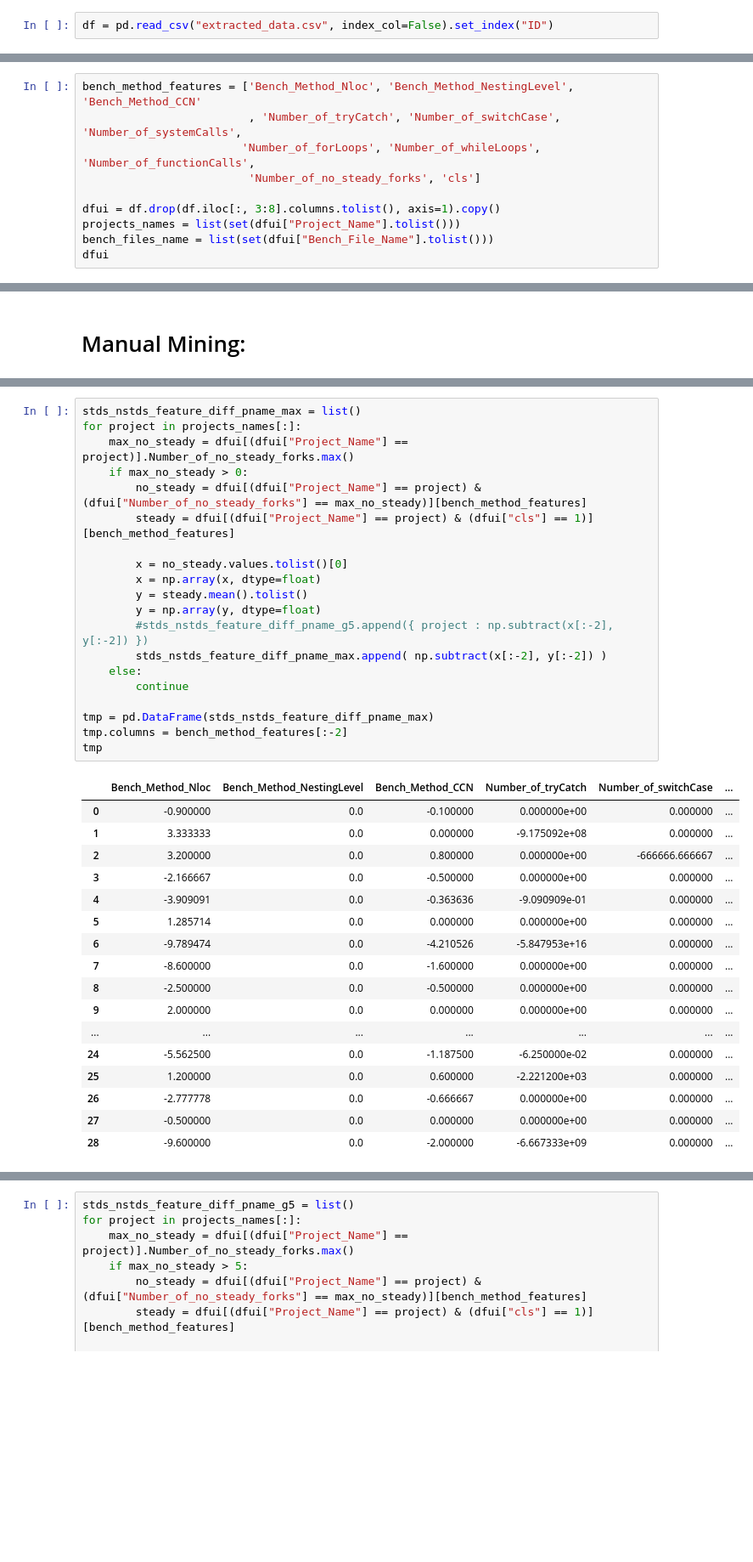
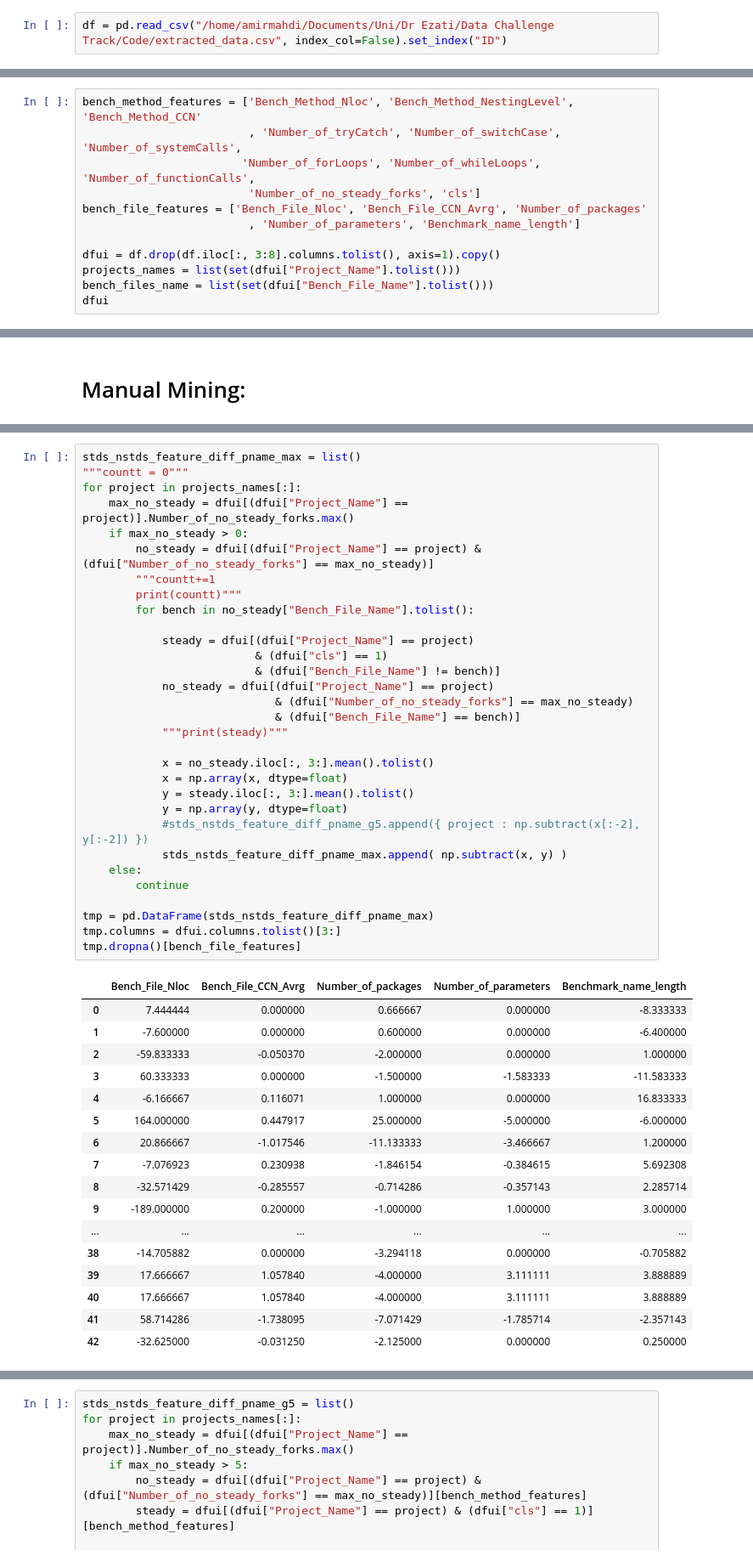
Before and after one commit to amirmahdiKhosravi/ACM-SPEC-ICPE-2023-DataTrack, a Jupyter notebook: Data_Mining.ipynb, the cells around one changed output, grey strips where cells are left out. Shown at 85% size. Drawn from its saved outputs; the diff is of its cells as text; blank space fills up the shorter version.

```diff
--- a/Data_Mining.ipynb
+++ b/Data_Mining.ipynb
@@ -4,7 +4,7 @@ import numpy as np
 from decimal import*
 import matplotlib.pyplot as plt
 # %%
-df = pd.read_csv("extracted_data.csv", index_col=False).set_index("ID")
+df = pd.read_csv("/home/amirmahdi/Documents/Uni/Dr Ezati/Data Challenge Track/Code/extracted_data.csv", index_col=False).set_index("ID")
 # %%
 df.columns.tolist()
 # %% [output]
@@ -52,6 +54,8 @@ bench_method_features = ['Bench_Method_Nloc', 'Bench_Method_NestingLevel', 'Benc
                          , 'Number_of_tryCatch', 'Number_of_switchCase', 'Number_of_systemCalls',
                         'Number_of_forLoops', 'Number_of_whileLoops', 'Number_of_functionCalls',
                          'Number_of_no_steady_forks', 'cls']
+bench_file_features = ['Bench_File_Nloc', 'Bench_File_CCN_Avrg', 'Number_of_packages'
+                         , 'Number_of_parameters', 'Benchmark_name_length']
 
 dfui = df.drop(df.iloc[:, 3:8].columns.tolist(), axis=1).copy()
 projects_names = list(set(dfui["Project_Name"].tolist()))
@@ -77,38 +155,49 @@ dfui
 # %%
 stds_nstds_feature_diff_pname_max = list()
+"""countt = 0"""
 for project in projects_names[:]:
     max_no_steady = dfui[(dfui["Project_Name"] == project)].Number_of_no_steady_forks.max()
     if max_no_steady > 0:
-        no_steady = dfui[(dfui["Project_Name"] == project) & (dfui["Number_of_no_steady_forks"] == max_no_steady)][bench_method_features]
-        steady = dfui[(dfui["Project_Name"] == project) & (dfui["cls"] == 1)][bench_method_features]
+        no_steady = dfui[(dfui["Project_Name"] == project) & (dfui["Number_of_no_steady_forks"] == max_no_steady)]
+        """countt+=1
+        print(countt)"""
+        for bench in no_steady["Bench_File_Name"].tolist():
 
-        x = no_steady.values.tolist()[0]
-        x = np.array(x, dtype=float)
-        y = steady.mean().tolist()
-        y = np.array(y, dtype=float)
-        #stds_nstds_feature_diff_pname_g5.append({ project : np.subtract(x[:-2], y[:-2]) })
-        stds_nstds_feature_diff_pname_max.append( np.subtract(x[:-2], y[:-2]) )
+            steady = dfui[(dfui["Project_Name"] == project)
+                          & (dfui["cls"] == 1)
+                          & (dfui["Bench_File_Name"] != bench)]
+            no_steady = dfui[(dfui["Project_Name"] == project)
+                             & (dfui["Number_of_no_steady_forks"] == max_no_steady)
+                             & (dfui["Bench_File_Name"] == bench)]
+            """print(steady)"""
+
+            x = no_steady.iloc[:, 3:].mean().tolist()
+            x = np.array(x, dtype=float)
+            y = steady.iloc[:, 3:].mean().tolist()
+            y = np.array(y, dtype=float)
+            #stds_nstds_feature_diff_pname_g5.append({ project : np.subtract(x[:-2], y[:-2]) })
+            stds_nstds_feature_diff_pname_max.append( np.subtract(x, y) )
     else:
         continue
 
 tmp = pd.DataFrame(stds_nstds_feature_diff_pname_max)
-tmp.columns = bench_method_features[:-2]
-tmp
+tmp.columns = dfui.columns.tolist()[3:]
+tmp.dropna()[bench_file_features]
 # %% [output]
-|  | Bench_Method_Nloc | Bench_Method_NestingLevel | Bench_Method_CCN | Number_of_tryCatch | Number_of_switchCase | ... |
-| 0 | -0.900000 | 0.0 | -0.100000 | 0.000000e+00 | 0.000000 | ... |
-| 1 | 3.333333 | 0.0 | 0.000000 | -9.175092e+08 | 0.000000 | ... |
-| 2 | 3.200000 | 0.0 | 0.800000 | 0.000000e+00 | -666666.666667 | ... |
-| 3 | -2.166667 | 0.0 | -0.500000 | 0.000000e+00 | 0.000000 | ... |
-| 4 | -3.909091 | 0.0 | -0.363636 | -9.090909e-01 | 0.000000 | ... |
-| 5 | 1.285714 | 0.0 | 0.000000 | 0.000000e+00 | 0.000000 | ... |
-| 6 | -9.789474 | 0.0 | -4.210526 | -5.847953e+16 | 0.000000 | ... |
-| 7 | -8.600000 | 0.0 | -1.600000 | 0.000000e+00 | 0.000000 | ... |
-| 8 | -2.500000 | 0.0 | -0.500000 | 0.000000e+00 | 0.000000 | ... |
-| 9 | 2.000000 | 0.0 | 0.000000 | 0.000000e+00 | 0.000000 | ... |
-| ... | ... | ... | ... | ... | ... | ... |
-| 24 | -5.562500 | 0.0 | -1.187500 | -6.250000e-02 | 0.000000 | ... |
-| 25 | 1.200000 | 0.0 | 0.600000 | -2.221200e+03 | 0.000000 | ... |
-| 26 | -2.777778 | 0.0 | -0.666667 | 0.000000e+00 | 0.000000 | ... |
-| 27 | -0.500000 | 0.0 | 0.000000 | 0.000000e+00 | 0.000000 | ... |
-| 28 | -9.600000 | 0.0 | -2.000000 | -6.667333e+09 | 0.000000 | ... |
+|  | Bench_File_Nloc | Bench_File_CCN_Avrg | Number_of_packages | Number_of_parameters | Benchmark_name_length |
+| 0 | 7.444444 | 0.000000 | 0.666667 | 0.000000 | -8.333333 |
+| 1 | -7.600000 | 0.000000 | 0.600000 | 0.000000 | -6.400000 |
+| 2 | -59.833333 | -0.050370 | -2.000000 | 0.000000 | 1.000000 |
+| 3 | 60.333333 | 0.000000 | -1.500000 | -1.583333 | -11.583333 |
+| 4 | -6.166667 | 0.116071 | 1.000000 | 0.000000 | 16.833333 |
+| 5 | 164.000000 | 0.447917 | 25.000000 | -5.000000 | -6.000000 |
+| 6 | 20.866667 | -1.017546 | -11.133333 | -3.466667 | 1.200000 |
+| 7 | -7.076923 | 0.230938 | -1.846154 | -0.384615 | 5.692308 |
+| 8 | -32.571429 | -0.285557 | -0.714286 | -0.357143 | 2.285714 |
+| 9 | -189.000000 | 0.200000 | -1.000000 | 1.000000 | 3.000000 |
+| ... | ... | ... | ... | ... | ... |
+| 38 | -14.705882 | 0.000000 | -3.294118 | 0.000000 | -0.705882 |
+| 39 | 17.666667 | 1.057840 | -4.000000 | 3.111111 | 3.888889 |
+| 40 | 17.666667 | 1.057840 | -4.000000 | 3.111111 | 3.888889 |
+| 41 | 58.714286 | -1.738095 | -7.071429 | -1.785714 | -2.357143 |
+| 42 | -32.625000 | -0.031250 | -2.125000 | 0.000000 | 0.250000 |
```
Also changed, not shown: parts of 9 cells of this notebook.
